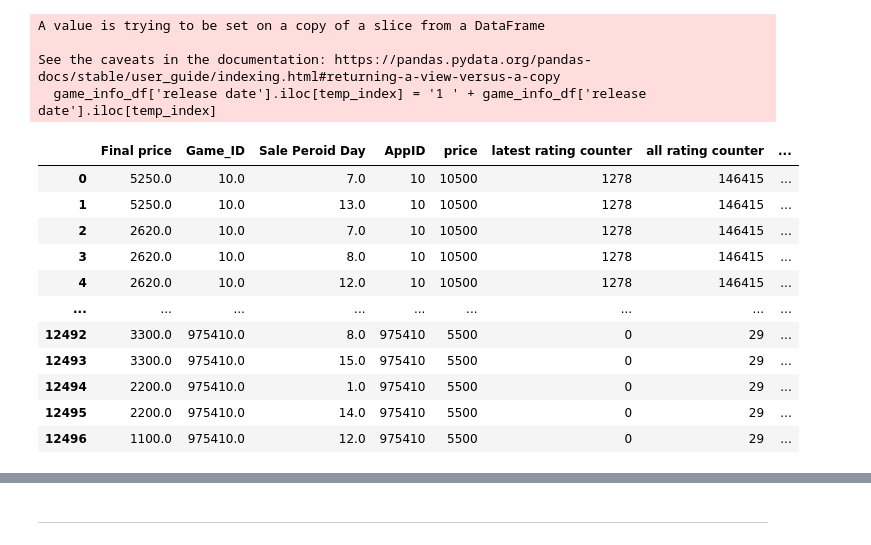
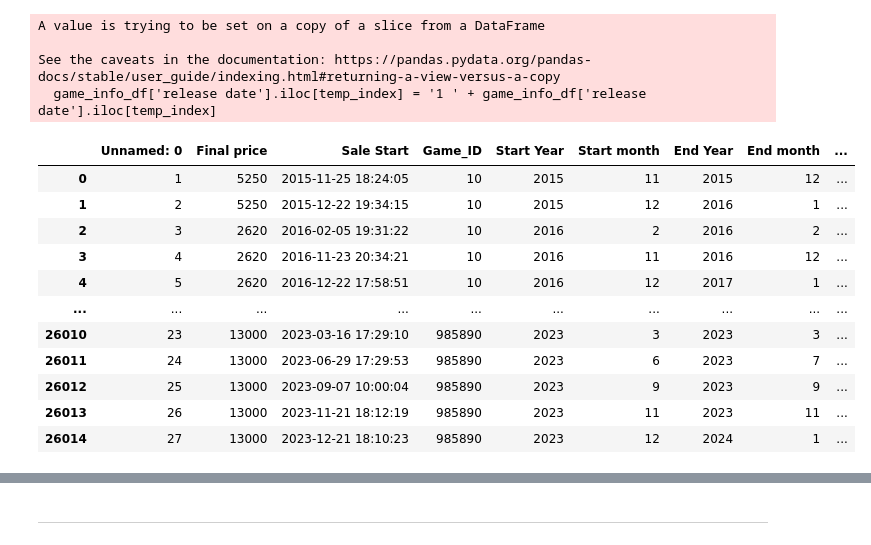
Before and after one commit to ReDocu/SingleProject, a Jupyter notebook: R_T01/make_log.ipynb, the cells around one changed output, grey strips where cells are left out. Saved outputs shown, nothing was run; the diff lists cells and outputs as text; code cells hidden in the pictures.

```diff
--- a/R_T01/make_log.ipynb
+++ b/R_T01/make_log.ipynb
@@ -12,56 +20,100 @@ all_df = pd.read_csv(r'test_sale.csv').head()
 # %%
 import pandas as pd
+import numpy as np
 from datetime import datetime
 
-all_df = pd.read_csv(r'test_sale.csv').head()
-game_info_df = pd.read_csv(r'static_data\game_info.csv')
-all_sale_df = pd.read_csv('static_data\전체세일.csv').head()
+all_df = pd.read_csv(r'test_sale.csv')
+game_info_df = pd.read_csv(r'game_account_merge.csv')
 
+
+# 게임 정보에서 값 가져오기
 game_info_df = game_info_df.drop(columns=['DLC_Game'])
 #pd.to_datetime(datetime.today()) - pd.to_datetime(game_info_df['release date'])
-test_day = game_info_df['release date'].iloc[0]
+#test_day = game_info_df['release date'].iloc[0]
 
+# 게임정보 필요 columns 정규화
 game_info_df['release date'] = game_info_df['release date'].str.replace(',','')
 temp_index = game_info_df[game_info_df['release date'].apply(lambda x : len(x.split())) < 3].index
 game_info_df['release date'].iloc[temp_index] = '1 ' + game_info_df['release date'].iloc[temp_index]
 
 game_info_df['last Day'] = (pd.to_datetime(datetime.today()) - pd.to_datetime(game_info_df['release date'])).apply(lambda x : str(x).split()[0])
-game_info_df = game_info_df.drop(columns=['Unnamed: 0','Unnamed: 0.2','Name','release date'])
+game_info_df = game_info_df.drop(columns=['Unnamed: 0','Name','release date'])
 game_info_df['Company'] = game_info_df['Company'].apply(lambda x : x.split(',')[0])
 
+# 파일 불러오기
 df = pd.read_csv(r'test_sale.csv')
 df['Ready to Sale Day'] = df['Ready to Sale'].apply(lambda x : x.split()[0])
 df['Sale Peroid Day'] = df['Sale Period'].apply(lambda x : int(x.split()[0])+1)
 
-temp_df = df.drop(columns=['Unnamed: 0','Ready to Sale','Origin Price','Sale Rate','Sale Period', 'Sale Start','Sale End','DateTime'])
+# 필요없는 값 드랍
+temp_df = df.drop(columns=['Ready to Sale','Origin Price','Sale Rate','Sale Period','Sale End','DateTime'])
 
+# game정보와 변환 데이터 합치기
 test_df = pd.merge(temp_df, game_info_df,left_on='Game_ID', right_on='AppID', how='right')
 
+# Nan 값처리
 test_df['price'] = test_df['price'].str.extract('(\d+)')
 test_df['price'] = test_df['price'].fillna(0)
 
-test_df['price'] = test_df['price'].astype(int)
-test_df['last Day'] = test_df['last Day'].astype(int)
-test_df['price'] = test_df['price'].astype(int)
+test_df['Ready to Sale Day'] = test_df['Ready to Sale Day'].fillna(0)
+test_df['Sale Peroid Day'] = test_df['Sale Peroid Day'].fillna(0)
 
-running_df = pd.get_dummies(test_df)
+test_df = test_df.dropna()
 
-running_df = running_df.dropna()
-running_df
+# 타입 형 형변환
+
+test_df['Unnamed: 0'] = test_df['Unnamed: 0'].astype(int) + 1
+
+
+test_df['Start Year'] = test_df['Start Year'].astype('int16')
+test_df['Start month'] = test_df['Start month'].astype('int16')
+test_df['Start day'] = test_df['Start day'].astype('int16')
+
+test_df['End Year'] = test_df['End Year'].astype('int16')
+test_df['End month'] = test_df['End month'].astype('int16')
+test_df['End day'] = test_df['End day'].astype('int16')
+
+test_df['Start Year'] = test_df['Start Year'].astype(object)
+test_df['Start month'] = test_df['Start month'].astype(object)
+test_df['Start day'] = test_df['Start day'].astype(object)
+
+test_df['End Year'] = test_df['End Year'].astype(object)
+test_df['End month'] = test_df['End month'].astype(object)
+test_df['End day'] = test_df['End day'].astype(object)
+test_df['Sale Start'] = pd.to_datetime(test_df['Sale Start'])
+
+test_df['price'] = test_df['price'].astype('int32')
+test_df['last Day'] = test_df['last Day'].astype('int32')
+
+test_df['Game_ID'] = test_df['Game_ID'].astype(int)
+test_df['Final price'] = test_df['Final price'].astype('int32')
+test_df['Sale Peroid Day'] = test_df['Sale Peroid Day'].astype('int32')
+test_df['Ready to Sale Day'] = test_df['Ready to Sale Day'].astype('int32')
+
+test_df['latest rating counter'] = test_df['latest rating counter'].astype('int32')
+test_df['all rating counter'] = test_df['all rating counter'].astype('int32')
+
+# 마지막 데이터 변환
+test_df = test_df.drop(['AppID'],axis=1)
+test_df = test_df.reset_index()
+test_df = test_df.drop(['index'],axis=1)
+
+test_df = test_df.drop(['End day','Start day','Company','category','Developer'],axis=1)
+test_df
 # %% [output]
 A value is trying to be set on a copy of a slice from a DataFrame
 
 See the caveats in the documentation: https://pandas.pydata.org/pandas-docs/stable/user_guide/indexing.html#returning-a-view-versus-a-copy
   game_info_df['release date'].iloc[temp_index] = '1 ' + game_info_df['release date'].iloc[temp_index]
-|  | Final price | Game_ID | Sale Peroid Day | AppID | price | latest rating counter | all rating counter | ... |
-| 0 | 5250.0 | 10.0 | 7.0 | 10 | 10500 | 1278 | 146415 | ... |
-| 1 | 5250.0 | 10.0 | 13.0 | 10 | 10500 | 1278 | 146415 | ... |
-| 2 | 2620.0 | 10.0 | 7.0 | 10 | 10500 | 1278 | 146415 | ... |
-| 3 | 2620.0 | 10.0 | 8.0 | 10 | 10500 | 1278 | 146415 | ... |
-| 4 | 2620.0 | 10.0 | 12.0 | 10 | 10500 | 1278 | 146415 | ... |
-| ... | ... | ... | ... | ... | ... | ... | ... | ... |
-| 12492 | 3300.0 | 975410.0 | 8.0 | 975410 | 5500 | 0 | 29 | ... |
-| 12493 | 3300.0 | 975410.0 | 15.0 | 975410 | 5500 | 0 | 29 | ... |
-| 12494 | 2200.0 | 975410.0 | 1.0 | 975410 | 5500 | 0 | 29 | ... |
-| 12495 | 2200.0 | 975410.0 | 14.0 | 975410 | 5500 | 0 | 29 | ... |
-| 12496 | 1100.0 | 975410.0 | 12.0 | 975410 | 5500 | 0 | 29 | ... |
+|  | Unnamed: 0 | Final price | Sale Start | Game_ID | Start Year | Start month | End Year | End month | ... |
+| 0 | 1 | 5250 | 2015-11-25 18:24:05 | 10 | 2015 | 11 | 2015 | 12 | ... |
+| 1 | 2 | 5250 | 2015-12-22 19:34:15 | 10 | 2015 | 12 | 2016 | 1 | ... |
+| 2 | 3 | 2620 | 2016-02-05 19:31:22 | 10 | 2016 | 2 | 2016 | 2 | ... |
+| 3 | 4 | 2620 | 2016-11-23 20:34:21 | 10 | 2016 | 11 | 2016 | 12 | ... |
+| 4 | 5 | 2620 | 2016-12-22 17:58:51 | 10 | 2016 | 12 | 2017 | 1 | ... |
+| ... | ... | ... | ... | ... | ... | ... | ... | ... | ... |
+| 26010 | 23 | 13000 | 2023-03-16 17:29:10 | 985890 | 2023 | 3 | 2023 | 3 | ... |
+| 26011 | 24 | 13000 | 2023-06-29 17:29:53 | 985890 | 2023 | 6 | 2023 | 7 | ... |
+| 26012 | 25 | 13000 | 2023-09-07 10:00:04 | 985890 | 2023 | 9 | 2023 | 9 | ... |
+| 26013 | 26 | 13000 | 2023-11-21 18:12:19 | 985890 | 2023 | 11 | 2023 | 11 | ... |
+| 26014 | 27 | 13000 | 2023-12-21 18:10:23 | 985890 | 2023 | 12 | 2024 | 1 | ... |
```
Also changed, not shown: parts of 22 cells of this notebook, 8 other files.
